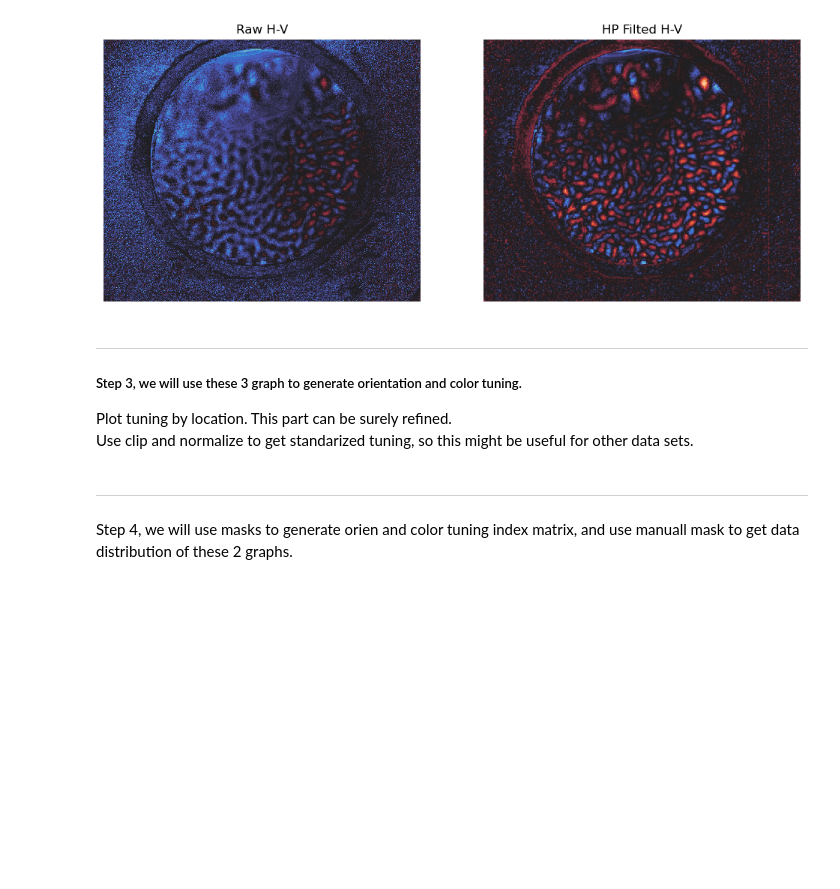
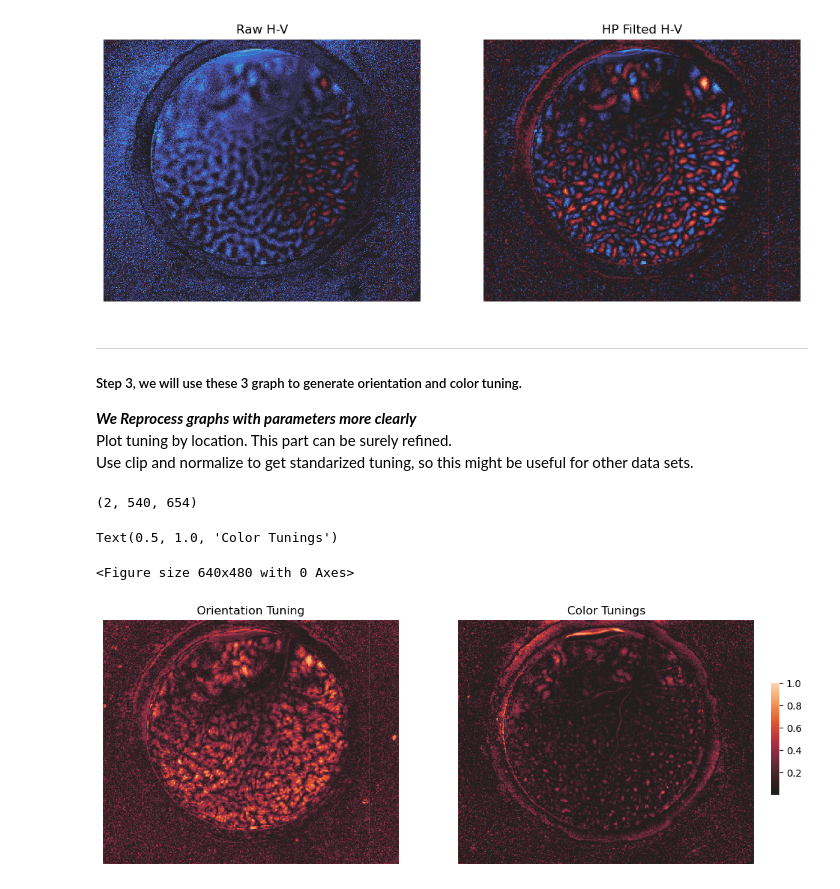
Before and after one commit to adolescent/Lulab_OI_Infrastructure, a Jupyter notebook: _Projects/240930_V2_Project/Step1_Train_SVM.ipynb, the cells around one changed output. Cells and saved outputs as stored; diff of their text form; code cells hidden in the pictures; blank space fills up the shorter version.

Commit message:
Step 1 of V2 SVM
simple basic svm calssifier done. Multiple refine possible.

```diff
--- a/_Projects/240930_V2_Project/Step1_Train_SVM.ipynb
+++ b/_Projects/240930_V2_Project/Step1_Train_SVM.ipynb
@@ -74,8 +74,59 @@ Text(0.5, 1.0, 'HP Filted H-V')
 # %% [markdown]
 ___
 ##### Step 3, we will use these 3 graph to generate orientation and color tuning.
+***We Reprocess graphs with parameters more clearly***
 Plot tuning by location. This part can be surely refined.
 Use clip and normalize to get standarized tuning, so this might be useful for other data sets.
-# %% [markdown]
-___
-Step 4, we will use masks to generate orien and color tuning index matrix, and use manuall mask to get data distribution of these 2 graphs.
+# %%
+# load in raw graphs, and filt raw graph with parameters we want.
+# clip and normalize graph, to get tunings of orientation and color.
+from scipy.ndimage import gaussian_filter
+
+wp = r'D:\ZR\_Data_Temp\VDaQ_Data\200910_L80_LM_OI\_V2_Sripe_Method'
+LP_sigma = 0.75
+HP_sigma = 20
+clip_std = 2.5
+hv_raw = cf.Load_Variable(wp,'H-V_Raw.pkl')
+ao_raw = cf.Load_Variable(wp,'A-O_Raw.pkl')
+rg_raw = cf.Load_Variable(wp,'RG-Lum_Raw.pkl')
+filted_graph = []# save 3 graph into this list
+
+for i,c_map in tqdm(enumerate([hv_raw,ao_raw,rg_raw])):
+    c_clipped = np.clip(c_map,c_map.mean()-clip_std*c_map.std(),c_map.mean()+clip_std*c_map.std()) # clip with std given
+    HP_graph = gaussian_filter(input = c_clipped, sigma = HP_sigma)
+    LP_graph = gaussian_filter(input = c_clipped, sigma = LP_sigma)
+    c_filted_graph = (LP_graph-HP_graph) # filt after clip
+    filted_graph.append(c_filted_graph)
+
+tunings = np.array(filted_graph)
+orien_tunings = abs(tunings[:2,:,:]).max(0) # Use HV and AO's best tuning
+color_tunings = abs(tunings[2,:,:]) # use RGLum to get best color tuning.
+
+# normalize tunings of Orientation and Color into 0-1 range.
+orien_tunings = orien_tunings/orien_tunings.max()
+color_tunings = color_tunings/color_tunings.max()
+tuning_array = np.array([orien_tunings,color_tunings])
+cf.Save_Variable(wp,'tunings',tuning_array) # save variable.
+
+tuning_array.shape # this var is tuning*pix
+# %% [output]
+(2, 540, 654)
+# %%
+## Let's see the tunings. Range between 0-1
+
+plt.clf()
+label_size = 14
+fig, ax = plt.subplots(nrows=1, ncols=2, figsize=(12,8))
+cbar_ax = fig.add_axes([0.92, .4, .01, .2])
+
+sns.heatmap(tuning_array[0,:,:],center = 0,square = True,ax = ax[0],xticklabels=False,yticklabels=False,cbar_ax= cbar_ax)
+sns.heatmap(tuning_array[1,:,:],center = 0,square = True,ax = ax[1],xticklabels=False,yticklabels=False,cbar_ax= cbar_ax)
+
+cbar_ax.yaxis.label.set_size(label_size)
+
+ax[0].set_title('Orientation Tuning')
+ax[1].set_title('Color Tunings')
+# %% [output]
+Text(0.5, 1.0, 'Color Tunings')
+<Figure size 640x480 with 0 Axes>
+[figure, added]
```
Also changed, not shown: parts of 17 cells of this notebook, 1 other file.
